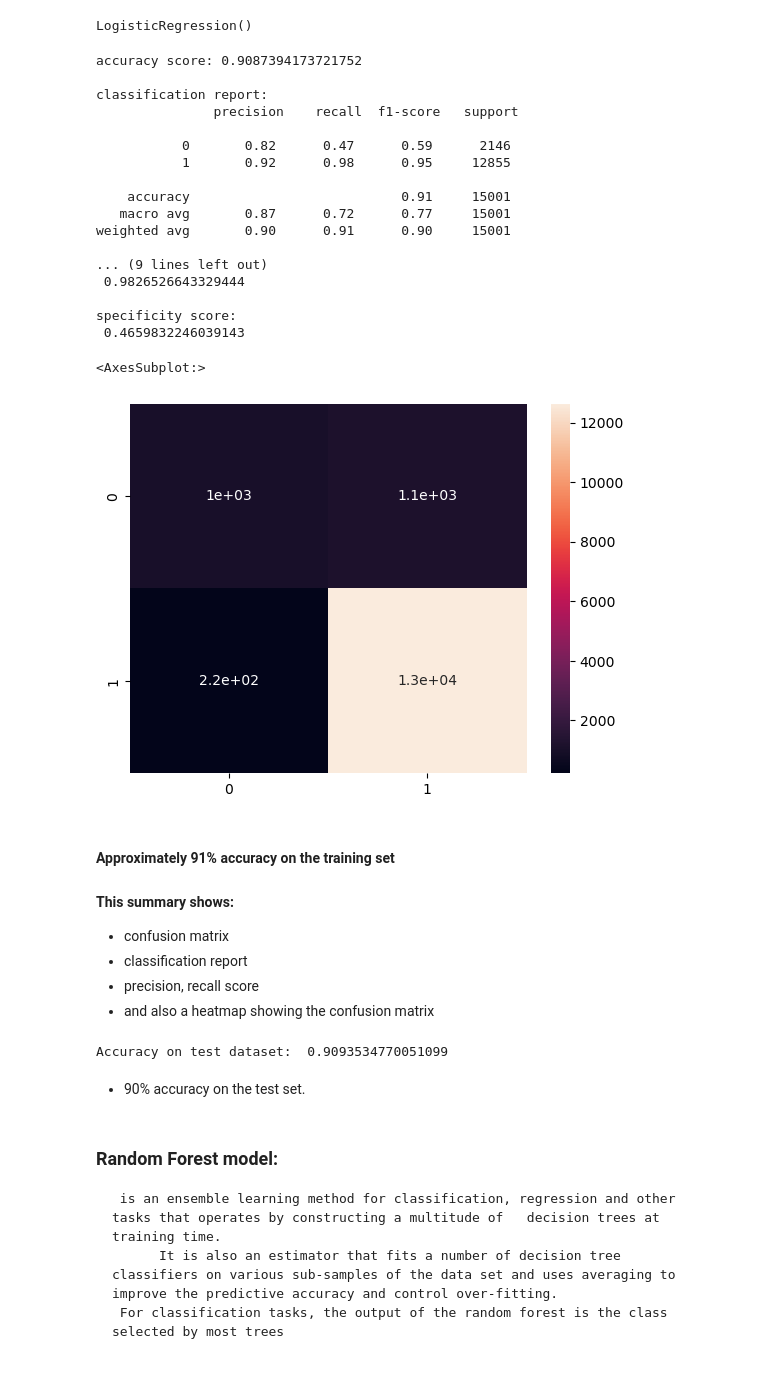
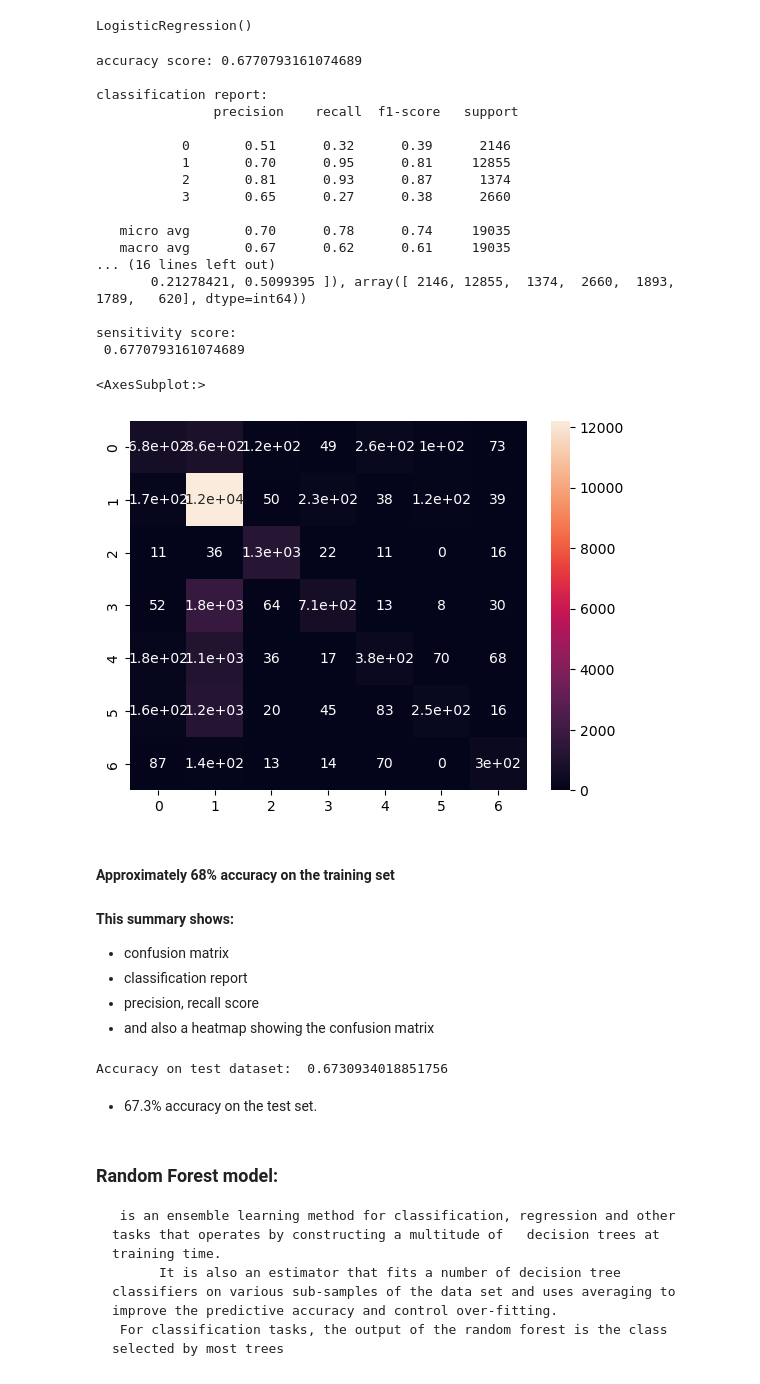
Before and after one commit to Taoheed-O/Tuberculosis_Survival_prediction, a Jupyter notebook: Machine_learning.ipynb, the cells around one changed output. Drawn from its saved outputs; the diff is of its cells as text; code cells hidden in the pictures.

```diff
--- a/Machine_learning.ipynb
+++ b/Machine_learning.ipynb
@@ -299,7 +299,10 @@ patients_total_2022 = pd.merge(patients_2022_new, regimens_2022_new, on='patient
 # %%
 patients_total_2022['outcome_cd_state'] = patients_total_2022['outcome_cd'].apply(lambda x:'cured'\
 if x == 'cured' else ('still on treatment' if x == 'stillOnTreatment' \
-               else ("died" if x == 'died' else 'others')))
+               else ("died" if x == 'died'\
+                     else( 'failure' if x == 'failure'\
+                          else('completed' if x == 'completed'\
+                               else ('loss to follow up' if x == 'ltfu' else 'unknown'))))))
 # %% [markdown]
 #### Doing the same process above to the patients 2023 and regimens 2023
 - Merging DataFrames
@@ -310,7 +313,10 @@ patients_total_2023 = pd.merge(patients_2023_new, regimens_2023_new, on='patient
 # %%
 patients_total_2023['outcome_cd_state'] = patients_total_2023['outcome_cd'].apply(lambda x:'cured'\
 if x == 'cured' else ('still on treatment' if x == 'stillOnTreatment' \
-               else ("died" if x == 'died' else 'others')))
+               else ("died" if x == 'died'\
+                     else( 'failure' if x == 'failure'\
+                          else('completed' if x == 'completed'\
+                               else ('loss to follow up' if x == 'ltfu' else 'unknown'))))))
 # %%
 patients_total_2022['year'] = 2022
 patients_total_2023['year'] = 2023
@@ -325,2 +341,7 @@ patients_total_cured_died = patients_total[patients_total['outcome_cd'].isin(['c
 # %%
-patients_total_cured_died['outcome_cd_bin'] = patients_total_cured_died['outcome_cd_state'].apply(lambda x: 1 if x == 'cured' else 0)
+patients_total['outcome_cd_bin'] = patients_total['outcome_cd_state'].apply(lambda x: 1 if x == 'cured' \
+                                                                                       else (0 if x == 'died' \
+                                                                                            else (2 if x == 'still on treatment'\
+                                                                                                  else(3 if x == 'completed'\
+                                                                                                      else(4 if x == 'loss to follow up'\
+                                                                                                          else(5 if x == 'failure' else 6))))))
@@ -386,10 +402,10 @@ features = ['gender', 'country', 'education', 'employment',
                       'lung_localization', 'x_ray_count', 'age_of_onset', 'bmi', 'period_span',
             'case_definition', 'status'
            ]
-training_features = patients_total_cured_died[features]
+training_features = patients_total[features]
 
 outcome = ['outcome_cd_bin']
-outcome_label = patients_total_cured_died[outcome]
+outcome_label = patients_total[outcome]
 # %%
 categorical_columns = ['gender', 'country', 'education', 'employment',
                        'number_of_children', 'number_of_daily_contacts', 'type_of_resistance',
@@ -499,40 +515,40 @@ LogisticRegression()
 # %%
 predicted_label  = model_lr.predict(training_features)
 actual_label = np.array(outcome_label['outcome_cd_bin'])
 print('accuracy score:',accuracy_score(actual_label,predicted_label))
-print('\nclassification report:\n',classification_report(actual_label,predicted_label))
+print('\nclassification report:\n',classification_report(actual_label,predicted_label, labels=[0,1,2,3]))
 print('\nconfusion matrix:\n',confusion_matrix(actual_label,predicted_label))
 print('\nprecison,recall,fscore,support ARRAYS:\n',precision_recall_fscore_support(actual_label,predicted_label))
-def specificity(y_true , y_pred):
-    w,x,y,z = precision_recall_fscore_support(actual_label,predicted_label)
-    return(x[0])
-print('\nsensitivity score:\n',recall_score(actual_label,predicted_label))
-print('\nspecificity score:\n',specificity(actual_label,predicted_label))
+# def specificity(y_true , y_pred):
+#     w,x,y,z = precision_recall_fscore_support(actual_label,predicted_label,average='micro')
+#     return(x[0])
+print('\nsensitivity score:\n',recall_score(actual_label,predicted_label, average='micro'))
+# print('\nspecificity score:\n',specificity(actual_label,predicted_label))
 
 cm = confusion_matrix(actual_label,predicted_label)
 sns.heatmap(cm,annot=True)
 # %% [output]
-accuracy score: 0.9087394173721752
+accuracy score: 0.6770793161074689
 
 classification report:
                precision    recall  f1-score   support
 
-           0       0.82      0.47      0.59      2146
-           1       0.92      0.98      0.95     12855
+           0       0.51      0.32      0.39      2146
+           1       0.70      0.95      0.81     12855
+           2       0.81      0.93      0.87      1374
+           3       0.65      0.27      0.38      2660
 
-    accuracy                           0.91     15001
-   macro avg       0.87      0.72      0.77     15001
-weighted avg       0.90      0.91      0.90     15001
+   micro avg       0.70      0.78      0.74     19035
+   macro avg       0.67      0.62      0.61     19035
+... (16 lines left out)
+       0.21278421, 0.5099395 ]), array([ 2146, 12855,  1374,  2660,  1893,  1789,   620], dtype=int64))
 
-... (9 lines left out)
- 0.9826526643329444
-
-specificity score:
- 0.4659832246039143
+sensitivity score:
+ 0.6770793161074689
 <AxesSubplot:>
-[figure, old version]
+[figure, new version]
 # %% [markdown]
-#### Approximately 91% accuracy on the training set
+#### Approximately 68% accuracy on the training set
 #### This summary shows:
 - confusion matrix
 - classification report
@@ -541,9 +557,9 @@ specificity score:
 # %%
 print('Accuracy on test dataset: ', accuracy_score(y_test, model_lr.predict(x_test)))
 # %% [output]
-Accuracy on test dataset:  0.9093534770051099
+Accuracy on test dataset:  0.6730934018851756
 # %% [markdown]
-- 90% accuracy on the test set.
+- 67.3% accuracy on the test set.
 # %% [markdown]
 ### Random Forest model:
      is an ensemble learning method for classification, regression and other tasks that operates by constructing a multitude of   decision trees at training time.
```
Also changed, not shown: parts of 24 cells of this notebook, 1 other file.
